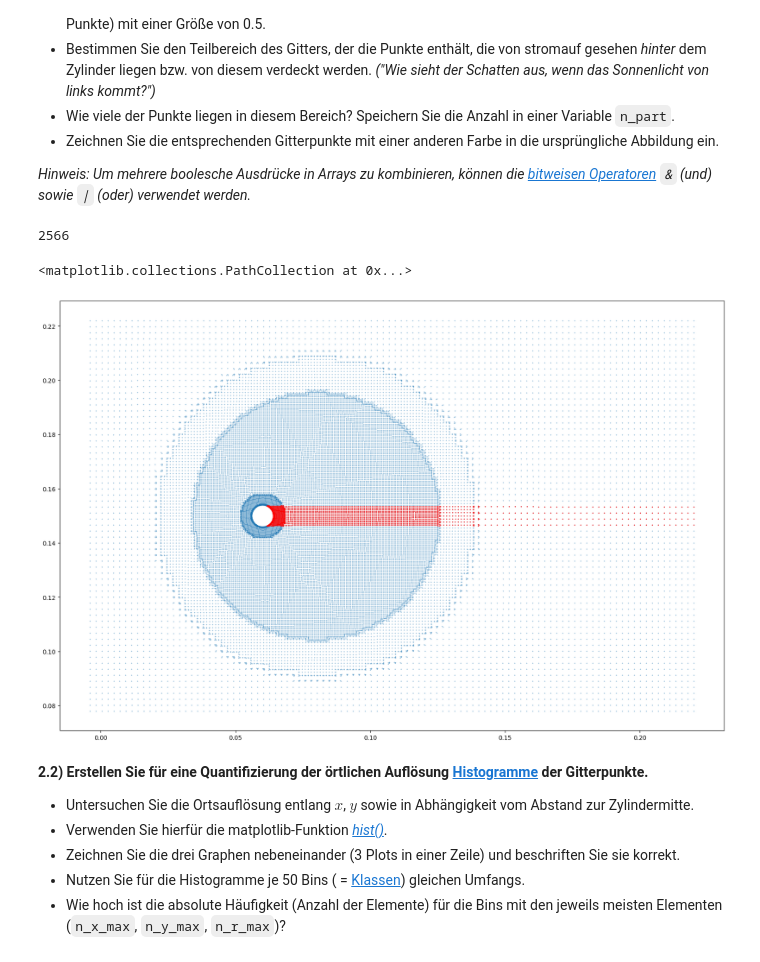
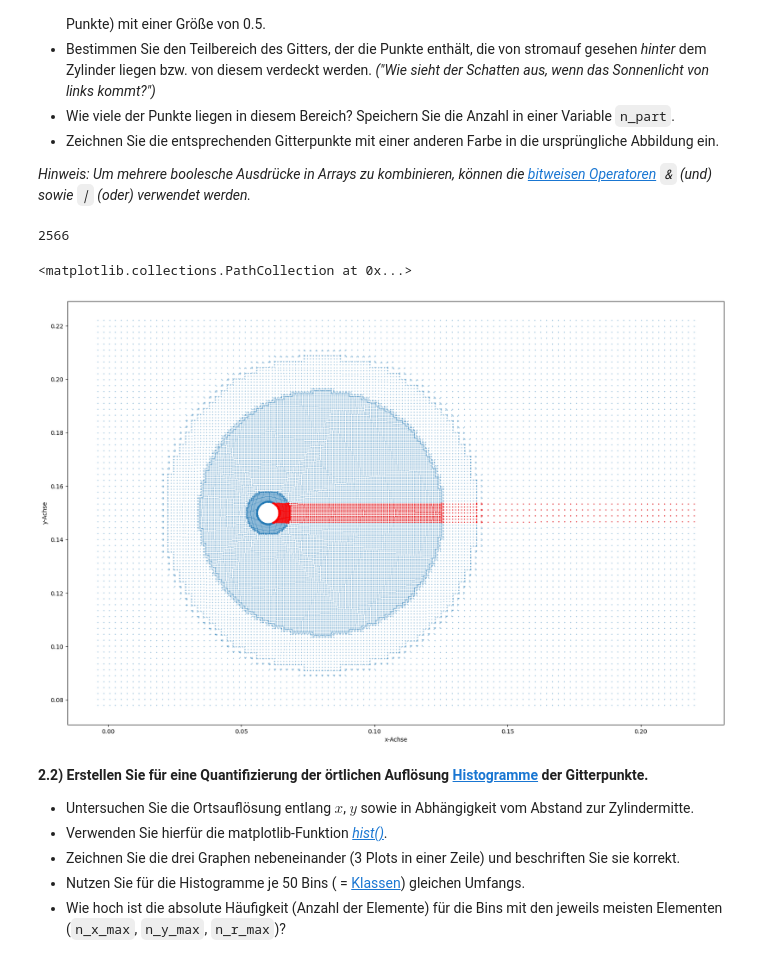
Before and after one commit to OYEMINE/Python-f-r-Ingenieure, a Jupyter notebook: PA3/PA3.ipynb, the cells around one changed output. Cells and saved outputs as stored; diff of their text form; code cells hidden in the pictures.

```diff
--- a/PA3/PA3.ipynb
+++ b/PA3/PA3.ipynb
@@ -135,31 +137,33 @@ _Hinweis: Um mehrere boolesche Ausdrücke in Arrays zu kombinieren, können die
 # %%
 # Hier eigenen Code schreiben ...
 # Grafik erstellen
 plt.figure(figsize=(20, 13))
 plt.scatter(x,y, marker=".", s=0.5)
-
+plt.xlabel("x-Achse")
+plt.ylabel("y-Achse")
+plt.axis("equal")
 # Das rechte Ende des Zylinders sowie die obere und untere Grenze des Zylinders bestimmen
 zyl_rechts = 0.06 + 0.0075/2
 zyl_oben = 0.15 + 0.0075/2
 zyl_unten = 0.15 - 0.0075/2
 
 # Teilbereich des Gitters bestimmen
 grenze = (x > 0.06) & (y < zyl_oben) & (y > zyl_unten)
 x_sel = x[grenze]
 y_sel = y[grenze]
 if len(x_sel) == len(y_sel):
     print(len(x_sel))
 
 # Punkte innerhalb des Bereichs speichern
 n_part = len(x_sel)
 
 # Entsprechenden Gitterpunkte in ursprünglicher Abbildung eintragen
 
 plt.scatter(x_sel, y_sel, s=0.5, color="red")
 # %% [output]
 2566
 <matplotlib.collections.PathCollection at 0x...>
-[figure, old version]
+[figure, new version]
 # %%
 # Hier ist ein Plausibilitätstest:
 assert 500<n_part<5000
```
Also changed, not shown: parts of 4 cells of this notebook.
